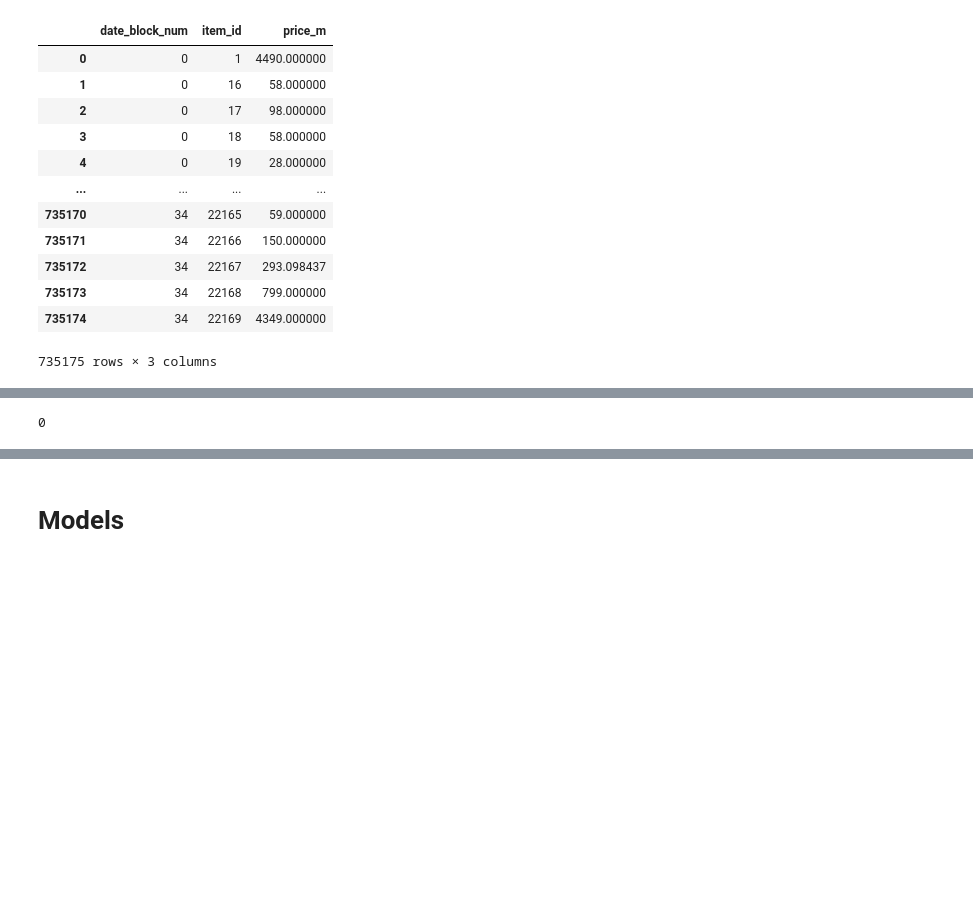
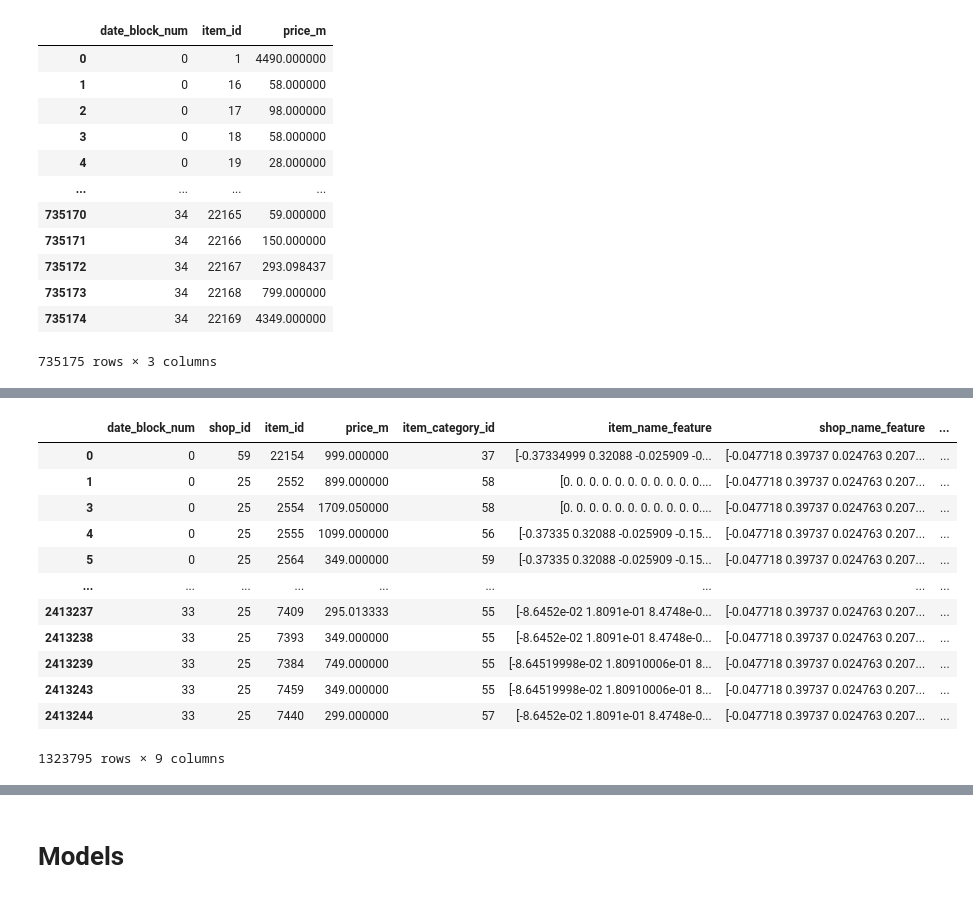
Before and after one commit to ShupeiLi/predict-future-sales, a Jupyter notebook: models.ipynb, the cells around one changed output, grey strips where cells are left out. Cells and saved outputs as stored; diff of their text form; code cells hidden in the pictures; blank space fills up the shorter version.

```diff
--- a/models.ipynb
+++ b/models.ipynb
@@ -184,0 +261,2 @@ test
+# %%
+ru_model = KeyedVectors.load_word2vec_format('../wiki.ru.vec')
@@ -184,0 +297,4 @@ test
+# %%
+items_feature = extract_feature(items['item_name'])
+items = pd.concat([items, pd.Series(items_feature).to_frame("item_name_feature")], axis=1)
+items
@@ -184,0 +316,4 @@ test
+# %%
+item_categories_feature = extract_feature(item_categories['item_category_name'])
+item_categories = pd.concat([item_categories, pd.Series(item_categories_feature).to_frame("item_category_name_feature")], axis=1)
+item_categories
@@ -184,0 +335,4 @@ test
+# %%
+shops_feature = extract_feature(shops['shop_name'])
+shops = pd.concat([shops, pd.Series(shops_feature).to_frame("shop_name_feature")], axis=1)
+shops.head()
@@ -287,4 +439,23 @@ for i in range(1, 35):
-# %%
-check_new(34)
-# %% [output]
-0
+# %%
+train = pd.merge(train, items, on = 'item_id', how = "left")
+train = pd.merge(train, shops, on = 'shop_id', how = "left")
+train = pd.merge(train, item_categories, on = 'item_category_id', how = "left")
+train = train.loc[:, ['date_block_num', 'shop_id', 'item_id', 'price_m', 'item_category_id',
+                      'item_name_feature', 'shop_name_feature', 'item_category_name_feature',
+                      'item_cnt_month']]
+train = train.drop_duplicates()
+train
+# %% [output]
+|  | date_block_num | shop_id | item_id | price_m | item_category_id | item_name_feature | shop_name_feature | ... |
+| 0 | 0 | 59 | 22154 | 999.000000 | 37 | [-0.37334999 0.32088 -0.025909 -0... | [-0.047718 0.39737 0.024763 0.207... | ... |
+| 1 | 0 | 25 | 2552 | 899.000000 | 58 | [0. 0. 0. 0. 0. 0. 0. 0. 0. 0. 0.... | [-0.047718 0.39737 0.024763 0.207... | ... |
+| 3 | 0 | 25 | 2554 | 1709.050000 | 58 | [0. 0. 0. 0. 0. 0. 0. 0. 0. 0. 0.... | [-0.047718 0.39737 0.024763 0.207... | ... |
+| 4 | 0 | 25 | 2555 | 1099.000000 | 56 | [-0.37335 0.32088 -0.025909 -0.15... | [-0.047718 0.39737 0.024763 0.207... | ... |
+| 5 | 0 | 25 | 2564 | 349.000000 | 59 | [-0.37335 0.32088 -0.025909 -0.15... | [-0.047718 0.39737 0.024763 0.207... | ... |
+| ... | ... | ... | ... | ... | ... | ... | ... | ... |
+| 2413237 | 33 | 25 | 7409 | 295.013333 | 55 | [-8.6452e-02 1.8091e-01 8.4748e-0... | [-0.047718 0.39737 0.024763 0.207... | ... |
+| 2413238 | 33 | 25 | 7393 | 349.000000 | 55 | [-8.6452e-02 1.8091e-01 8.4748e-0... | [-0.047718 0.39737 0.024763 0.207... | ... |
+| 2413239 | 33 | 25 | 7384 | 749.000000 | 55 | [-8.64519998e-02 1.80910006e-01 8... | [-0.047718 0.39737 0.024763 0.207... | ... |
+| 2413243 | 33 | 25 | 7459 | 349.000000 | 55 | [-8.64519998e-02 1.80910006e-01 8... | [-0.047718 0.39737 0.024763 0.207... | ... |
+| 2413244 | 33 | 25 | 7440 | 299.000000 | 57 | [-8.6452e-02 1.8091e-01 8.4748e-0... | [-0.047718 0.39737 0.024763 0.207... | ... |
+1323795 rows × 9 columns
```
Also changed, not shown: parts of 32 cells of this notebook.
